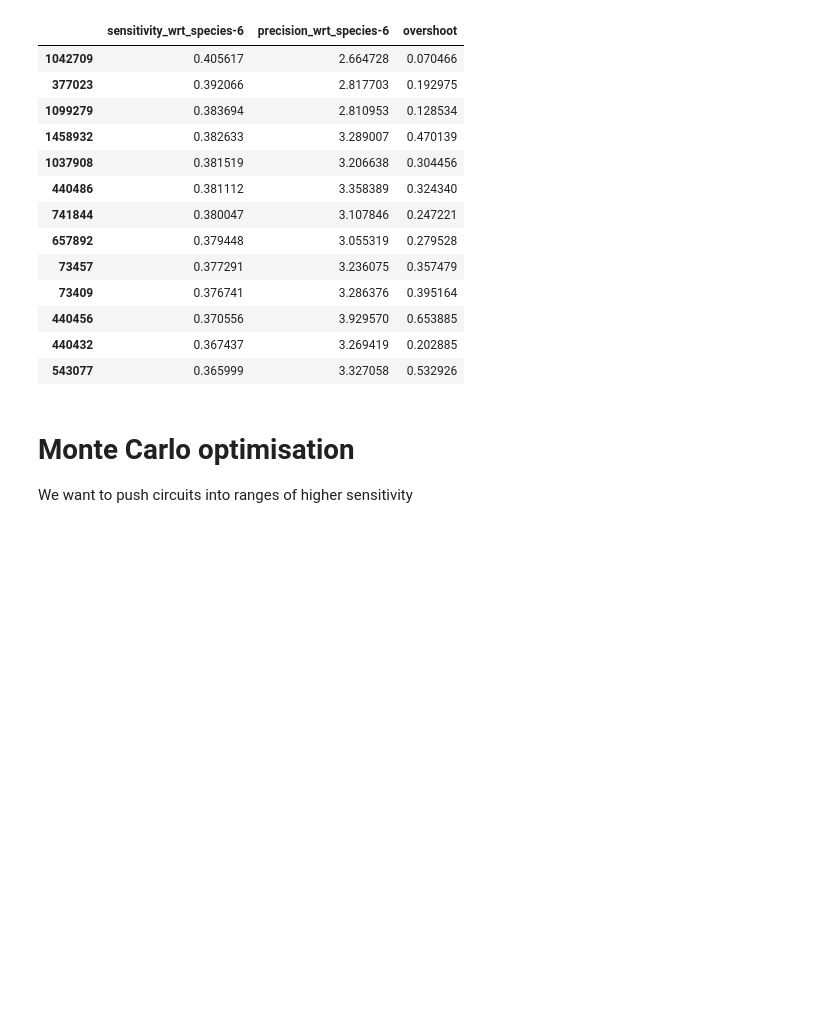
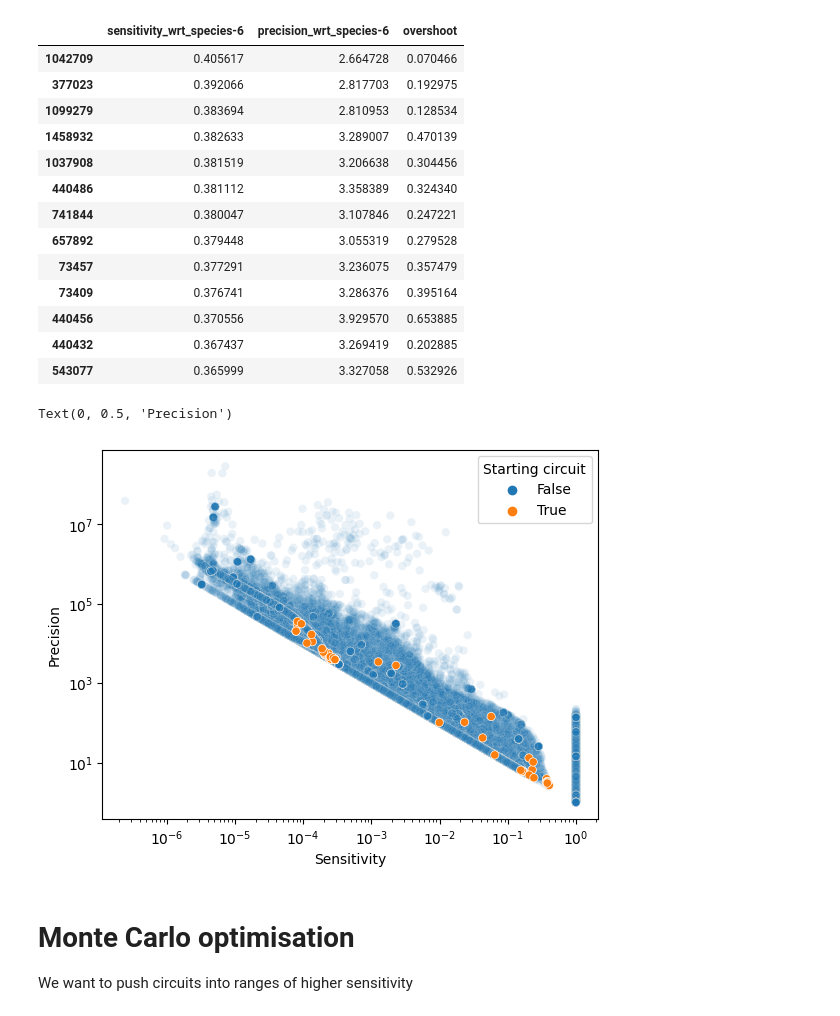
Before and after one commit to olive004/synbio_morpher, a Jupyter notebook: notebooks/16_Monte_Carlo_circuit_adaptability.ipynb, the cells around one changed output. Drawn from its saved outputs; the diff is of its cells as text; code cells hidden in the pictures; blank space fills up the shorter version.

```diff
--- a/notebooks/16_Monte_Carlo_circuit_adaptability.ipynb
+++ b/notebooks/16_Monte_Carlo_circuit_adaptability.ipynb
@@ -123,22 +125,25 @@ starting_circ_rows[['sensitivity_wrt_species-6', 'precision_wrt_species-6', 'ove
 # %%
 
 data['Starting circuit'] = (data['circuit_name'].isin(starting_circ_rows['circuit_name'])) & \
     (data['mutation_name'].isin(starting_circ_rows['mutation_name'])) & filt
-fig = px.scatter_3d(
-    data.sort_values(by='Starting circuit'), x='sensitivity_wrt_species-6', y='precision_wrt_species-6', z='overshoot',
-    log_x=True, log_z=True,
-    color='Starting circuit', symbol=((data.sort_values(by='Starting circuit')['Starting circuit'] + 0.1)/1.1)
+# fig = px.scatter_3d(
+#     data.sort_values(by='Starting circuit'), x='sensitivity_wrt_species-6', y='precision_wrt_species-6', z='overshoot',
+#     log_x=True, log_y=True
+#     # color='Starting circuit' #, symbol=((data.sort_values(by='Starting circuit')['Starting circuit'] + 0.1)/1.1)
+# )
+# fig.write_html('test.html')
+
+sns.scatterplot(
+    data.sort_values(by='Starting circuit'), x='sensitivity_wrt_species-6', y='precision_wrt_species-6',
+    hue='Starting circuit', alpha=((data.sort_values(by='Starting circuit')['Starting circuit'] + 0.1)/1.1)
 )
-
-fig.show()
-# sns.scatterplot(
-#     data.sort_values(by='Starting circuit'), x='sensitivity_wrt_species-6', y='precision_wrt_species-6',
-#     hue='Starting circuit', alpha=((data.sort_values(by='Starting circuit')['Starting circuit'] + 0.1)/1.1)
-# )
-# plt.xscale('log')
-# plt.yscale('log')
-# plt.xlabel('Sensitivity')
-# plt.ylabel('Precision')
+plt.xscale('log')
+plt.yscale('log')
+plt.xlabel('Sensitivity')
+plt.ylabel('Precision')
+# %% [output]
+Text(0, 0.5, 'Precision')
+[figure, added]
 # %% [markdown]
 # Monte Carlo optimisation
 
```
Also changed, not shown: parts of 8 cells of this notebook, 2 other files.
